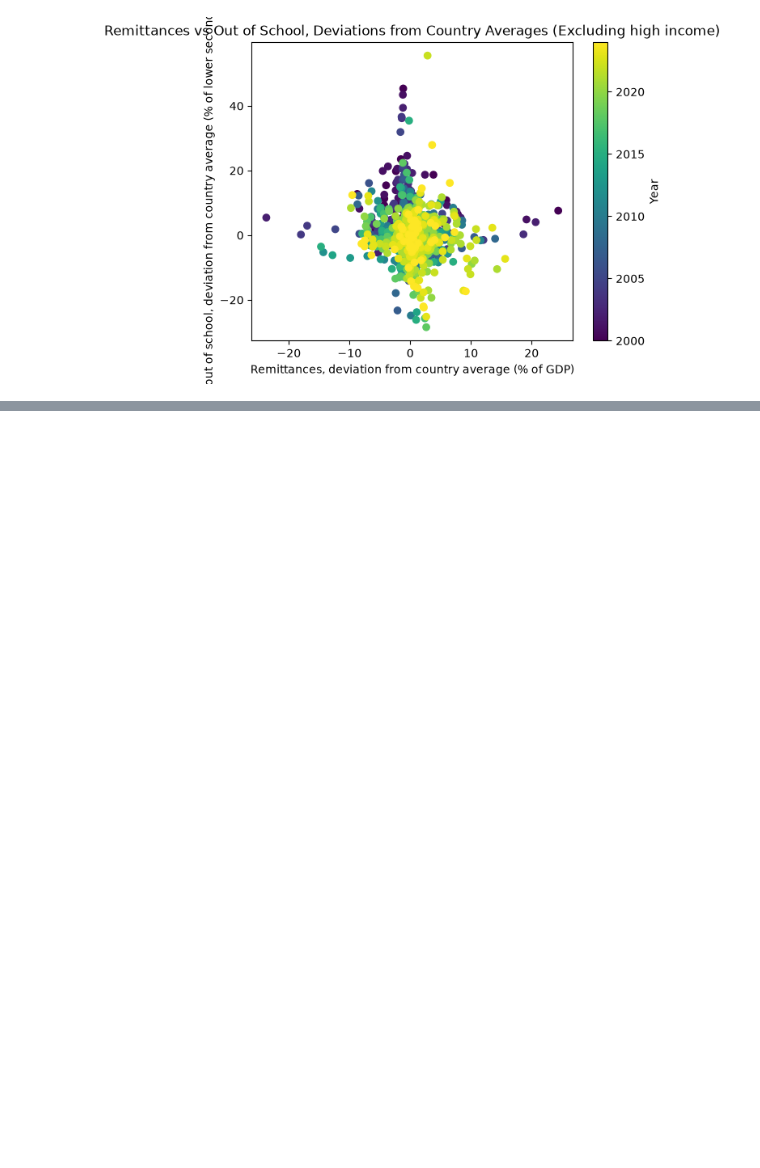
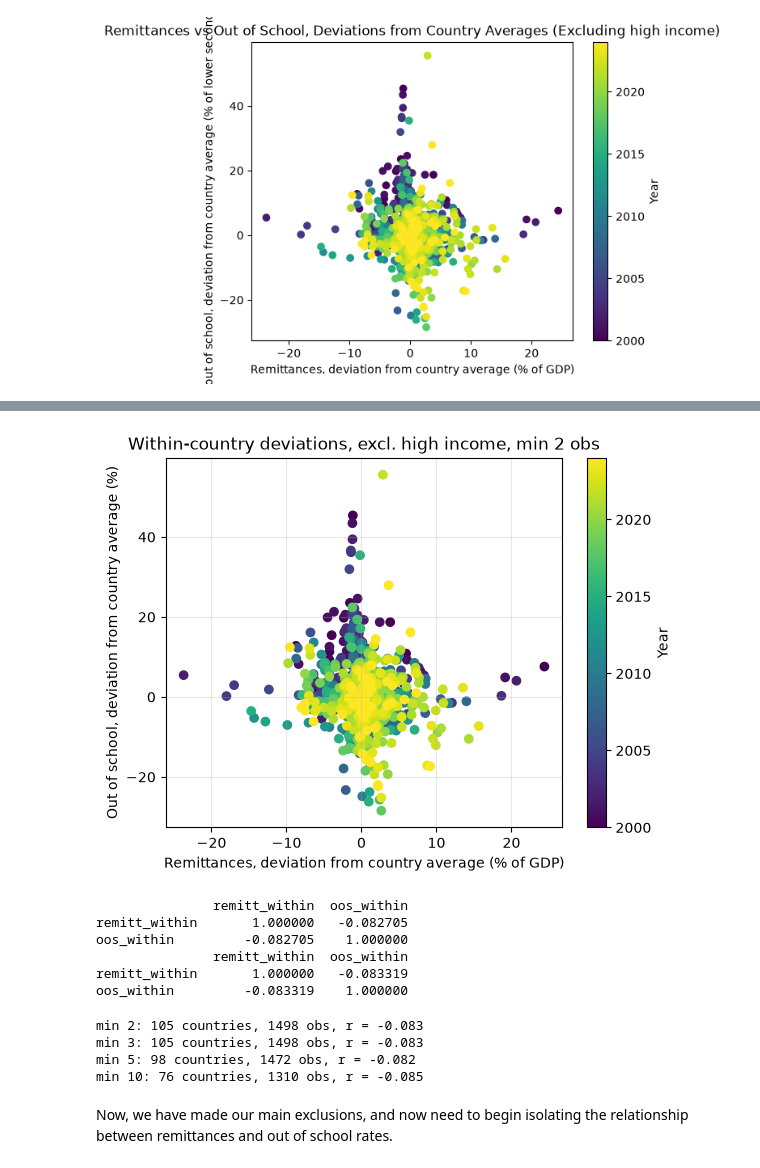
Before and after one commit to JonathanRenois/ECO3410-Project, a Jupyter notebook: Remittance Project - Copy/remittanceproject.ipynb, the cells around one changed output, grey strips where cells are left out. Cells and saved outputs as stored; diff of their text form; code cells hidden in the pictures; blank space fills up the shorter version.

Commit message:
Excluded countries with minimum observations to see if there is a difference in correlation. No big changes.

```diff
--- a/Remittance Project - Copy/remittanceproject.ipynb
+++ b/Remittance Project - Copy/remittanceproject.ipynb
@@ -389,3 +389,9 @@ plt.show()
 [figure]
 # %%
 # Do min observations first, then look at changes in both
+# Rows where both remittances and out-of-school are present
+both = countries_nohigh.dropna(subset=['remitt', 'out_of_school']).copy()
+
+# Number of years each country has both
+obs_counts = both.groupby('Country Name')['year'].count()
+obs_counts.describe()
@@ -391,0 +418,8 @@ plt.show()
+# %%
+both['n_obs'] = both.groupby('Country Name')['year'].transform('count')
+within_min2 = both[both['n_obs'] >= 2].copy()
+# %%
+within_min2_dev = within_min2.dropna(subset = ['remitt', 'out_of_school']).copy()
+within_min2_dev['remitt_within'] = within_min2_dev['remitt'] - within_min2_dev.groupby("Country Name")['remitt'].transform('mean')
+within_min2_dev['oos_within'] = within_min2_dev['out_of_school'] - within_min2_dev.groupby("Country Name")['out_of_school'].transform('mean')
+within_min2_dev
@@ -391,0 +440,38 @@ plt.show()
+# %%
+plt.scatter(within_min2_dev['remitt_within'], within_min2_dev['oos_within'], c=within_min2_dev['year'])
+plt.colorbar(label='Year')
+plt.xlabel('Remittances, deviation from country average (% of GDP)')
+plt.ylabel('Out of school, deviation from country average (%)')
+plt.title('Within-country deviations, excl. high income, min 2 obs')
+plt.grid(alpha=0.3)
+plt.show()
+
+print(within_min2_dev[['remitt_within', 'oos_within']].corr())
+print(within_min2_dev[['remitt_within', 'oos_within']].corr(method='spearman'))
+# %% [output]
+[figure, added]
+               remitt_within  oos_within
+remitt_within       1.000000   -0.082705
+oos_within         -0.082705    1.000000
+               remitt_within  oos_within
+remitt_within       1.000000   -0.083319
+oos_within         -0.083319    1.000000
+# %%
+# Calculate the correlations for each k value of minimum observations. This will help us understand how the correlation changes as we require more data points for each country.
+def within_dev(df, k):
+    d = df[df['n_obs'] >= k].copy()
+    for col, new in [('remitt', 'remitt_within'), ('out_of_school', 'oos_within')]:
+        d[new] = d[col] - d.groupby('Country Name')[col].transform('mean')
+    return d
+
+for k in [2, 3, 5, 10]:
+    d = within_dev(both, k)
+    r = d['remitt_within'].corr(d['oos_within'])
+    print(f"min {k}: {d['Country Name'].nunique()} countries, {len(d)} obs, r = {r:.3f}")
+# %% [output]
+min 2: 105 countries, 1498 obs, r = -0.083
+min 3: 105 countries, 1498 obs, r = -0.083
+min 5: 98 countries, 1472 obs, r = -0.082
+min 10: 76 countries, 1310 obs, r = -0.085
+# %% [markdown]
+Now, we have made our main exclusions, and now need to begin isolating the relationship between remittances and out of school rates.
```
Also changed, not shown: parts of 3 cells of this notebook.
